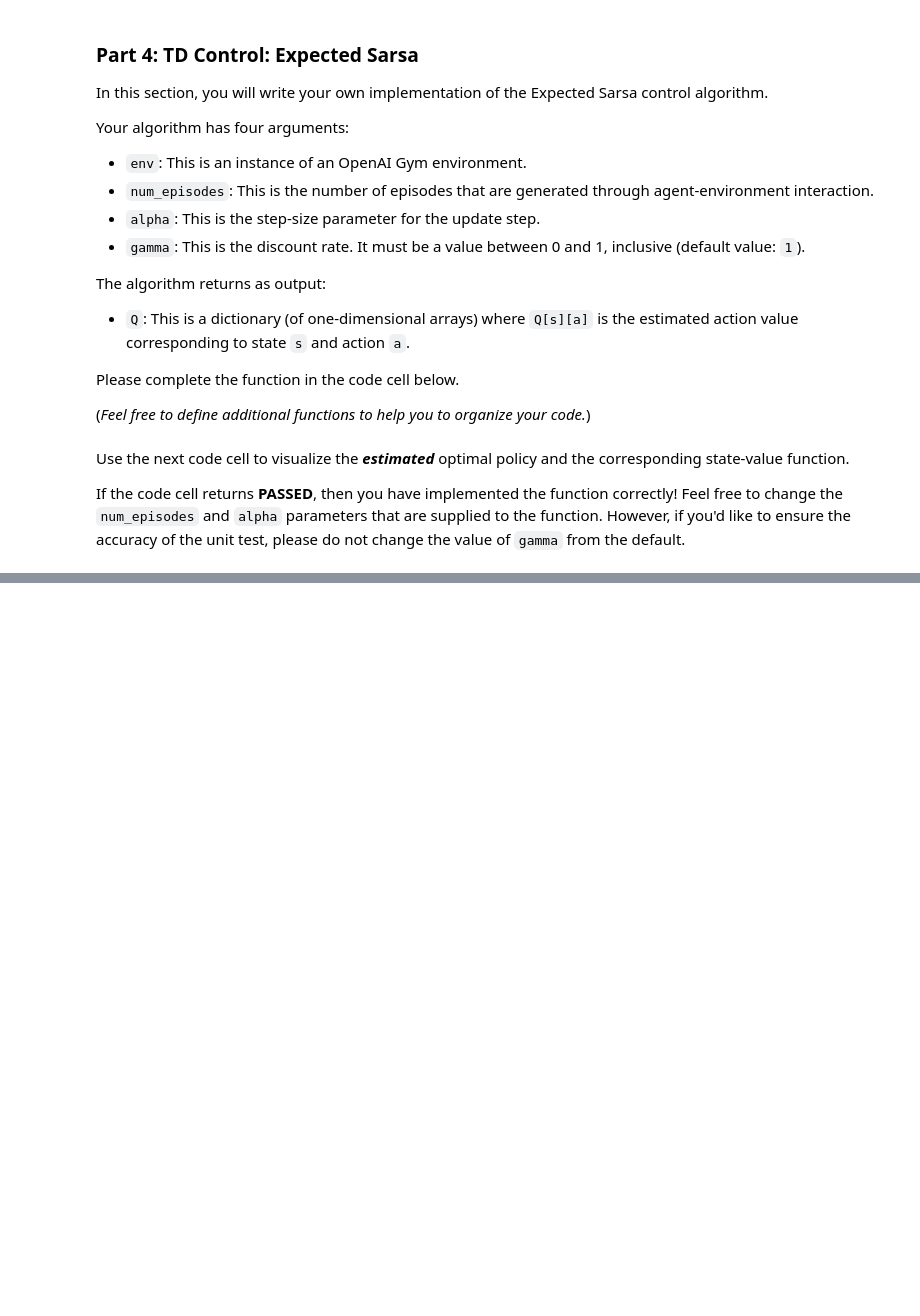
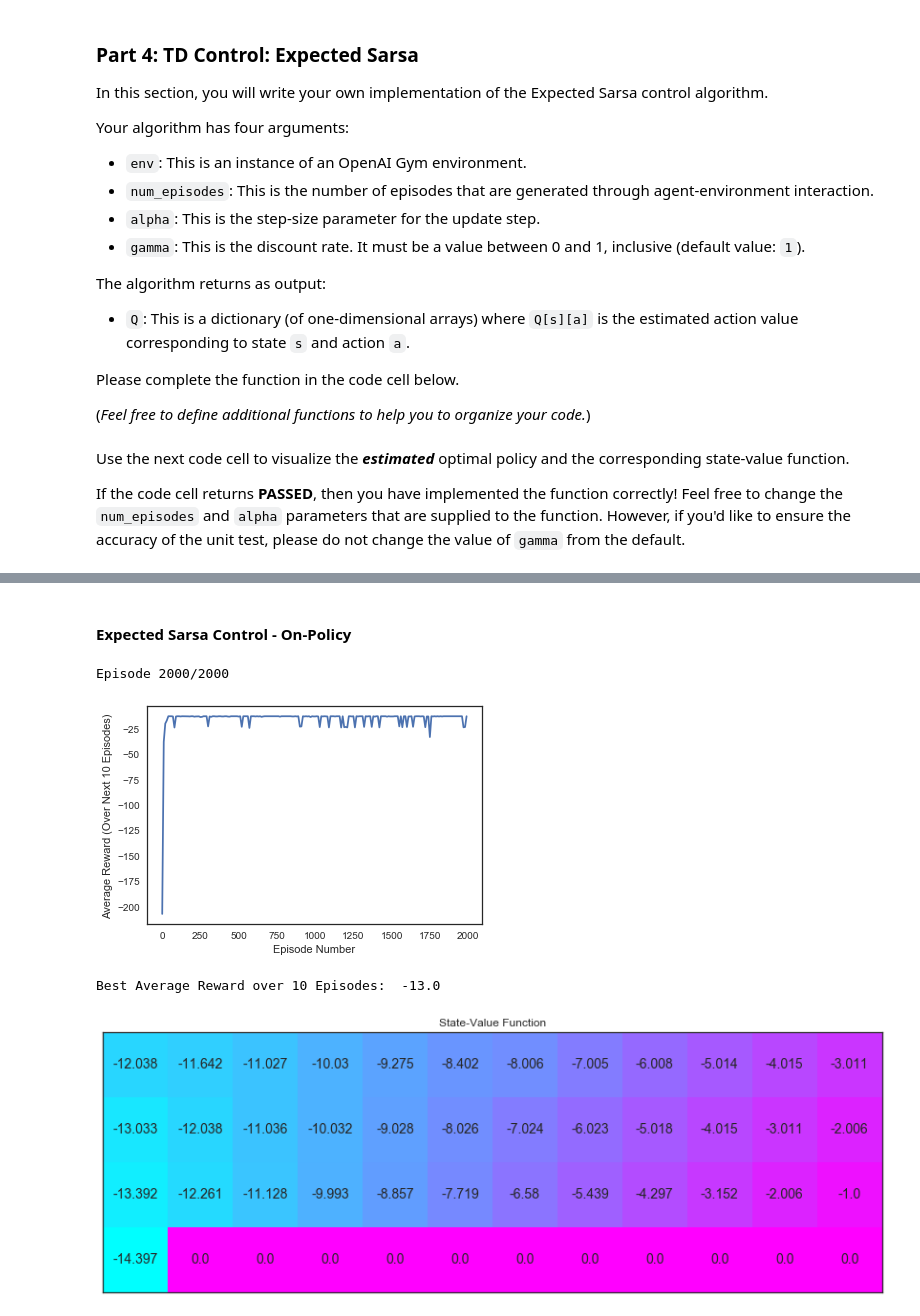
Before and after one commit to huli/mlnd, a Jupyter notebook: temporal-difference/Temporal_Difference.ipynb, the cells around one changed output, grey strips where cells are left out. Saved outputs shown, nothing was run; the diff lists cells and outputs as text; code cells hidden in the pictures; blank space fills up the shorter version.

```diff
--- a/temporal-difference/Temporal_Difference.ipynb
+++ b/temporal-difference/Temporal_Difference.ipynb
@@ -533,0 +554,10 @@ Estimated Optimal Policy (UP = 0, RIGHT = 1, DOWN = 2, LEFT = 3, N/A = -1):
+# %% [markdown]
+#### Expected Sarsa Control - On-Policy
+# %%
+q_expected_sarsa, score_expected_sarsa = expected_sarsa(env, 2000, 1, 1.0, 10)
+plot_values([np.max(q_expected_sarsa[key]) if key in q_expected_sarsa else 0 for key in np.arange(48)])
+# %% [output]
+Episode 2000/2000
+[figure, added]
+Best Average Reward over 10 Episodes:  -13.0
+[figure, added]
```
Also changed, not shown: parts of 15 cells of this notebook.
